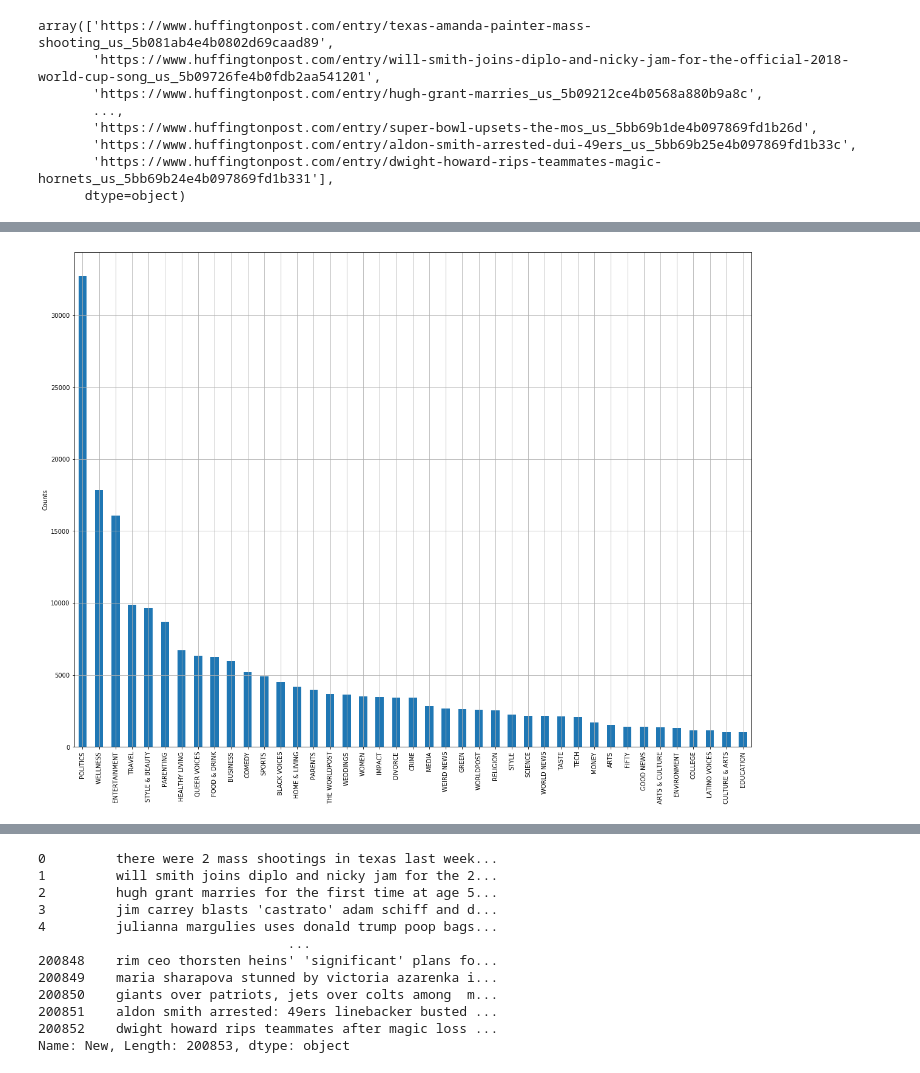
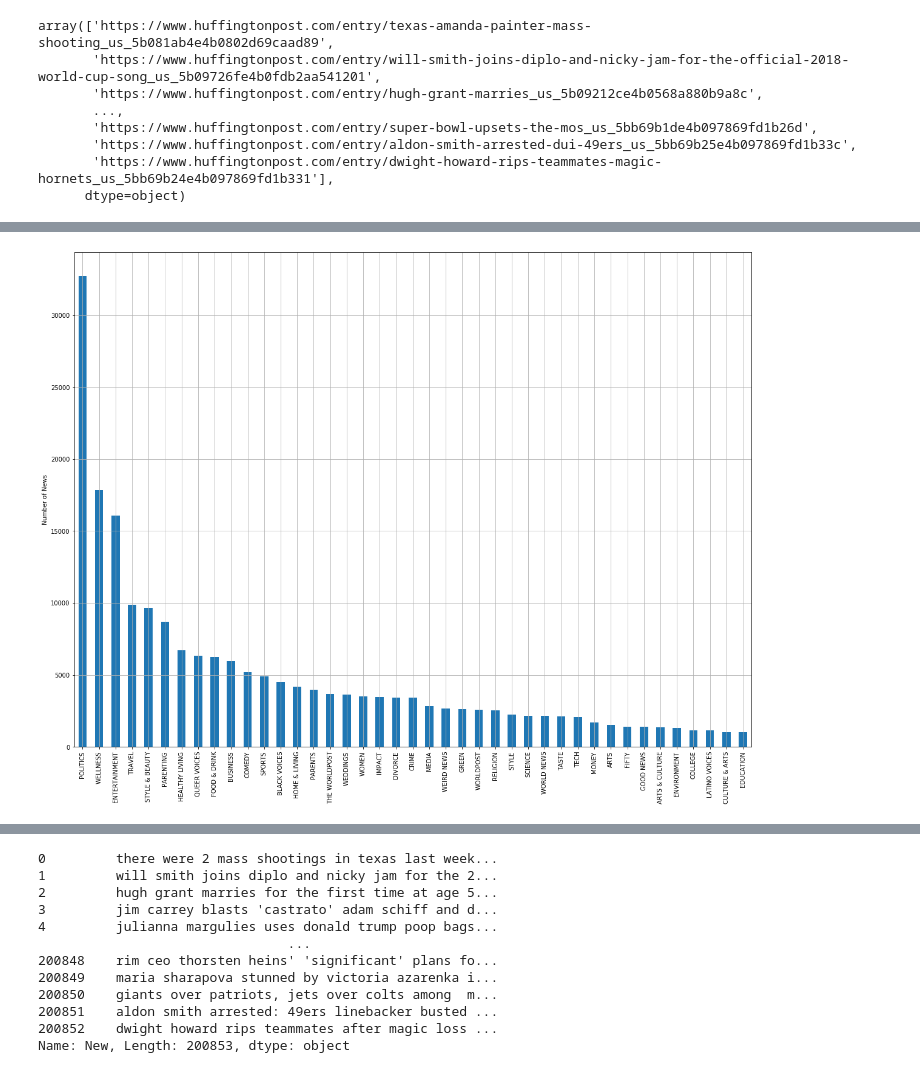
Before and after one commit to dabarbosa10/Others, a Jupyter notebook: NLP.ipynb, the cells around one changed output, grey strips where cells are left out. Cells and saved outputs as stored; diff of their text form; code cells hidden in the pictures.

```diff
--- a/NLP.ipynb
+++ b/NLP.ipynb
@@ -73,10 +73,10 @@ Name: category, dtype: int64
 # %%
 coun.plot( kind='bar', figsize=(20,15))
 plt.grid()
-plt.ylabel('Counts')
+plt.ylabel('Number of News')
 plt.savefig('bars.pdf')
 # %% [output]
-[figure, old version]
+[figure, new version]
 # %%
 coun1=df['authors'].value_counts()
 print(coun1)
```
Also changed, not shown: parts of 22 cells of this notebook.
